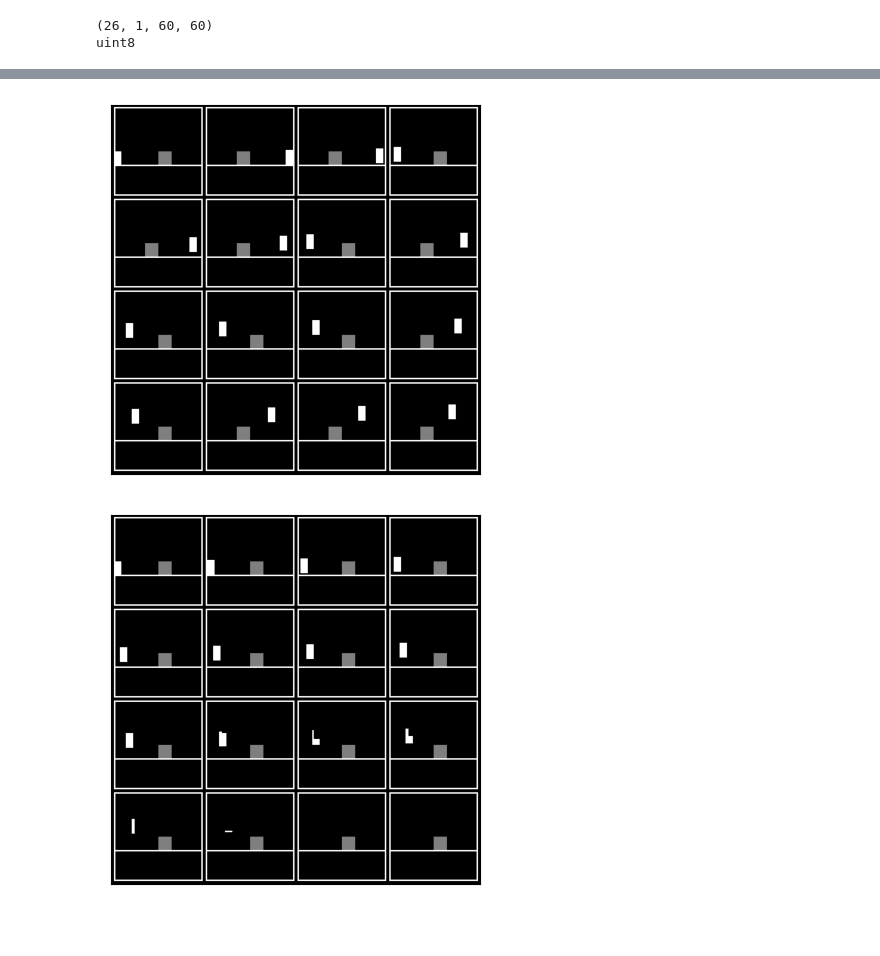
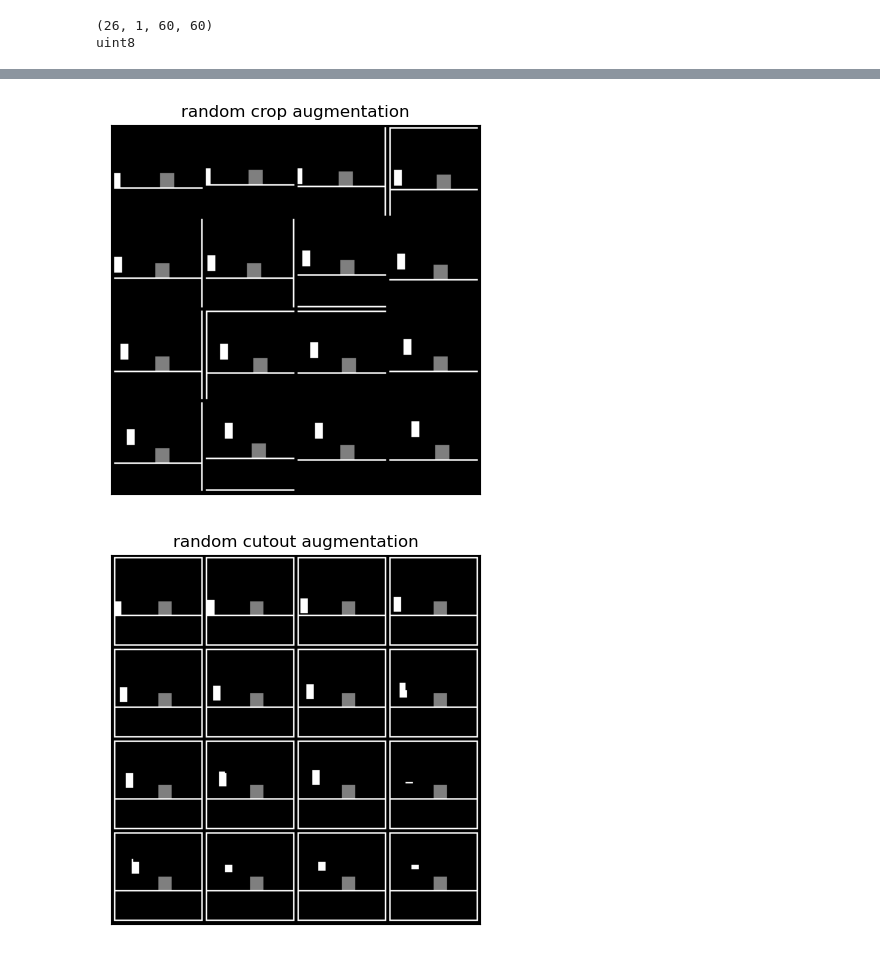
Before and after one commit to manusimidt/jku_practical_work, a Jupyter notebook: visualize_augmentations.ipynb, the cells around one changed output, grey strips where cells are left out. Saved outputs shown, nothing was run; the diff lists cells and outputs as text; code cells hidden in the pictures; blank space fills up the shorter version.

```diff
--- a/visualize_augmentations.ipynb
+++ b/visualize_augmentations.ipynb
@@ -52,11 +50,13 @@ print(frames.dtype)
 (26, 1, 60, 60)
 uint8
 # %%
-def show_imgs(x,max_display=16):
+def show_imgs(x,max_display=16, title:str = ""):
     grid = make_grid(torch.from_numpy(x[:max_display]),4).permute(1,2,0).cpu().numpy()
     plt.xticks([])
     plt.yticks([])
     plt.imshow(grid)
+    if len(title) > 0: plt.title(title)
+    plt.show()
 
-show_imgs(frames)
+show_imgs(frames, title="frames without augmentation")
 # %% [output]
@@ -111,45 +74,11 @@ show_imgs(flipped_x.numpy())
 # %%
-def random_crop(imgs, out):
-    """
-        args:
-        imgs: shape (B,C,H,W)
-        out: output size (e.g. 84)
-    """
-    n, c, h, w = imgs.shape
-    crop_max = h - out + 1
-    w1 = np.random.randint(0, crop_max, n)
-    h1 = np.random.randint(0, crop_max, n)
-    cropped = np.empty((n, c, out, out), dtype=imgs.dtype)
-    for i, (img, w11, h11) in enumerate(zip(imgs, w1, h1)):
-
-        cropped[i] = img[:, h11:h11 + out, w11:w11 + out]
-    return cropped
-
-cropped_x = random_crop(frames,60)
-show_imgs(flipped_x.numpy())
+cropped_x = augmentations.random_crop(frames,56)
+show_imgs(cropped_x, title="random crop augmentation")
 # %% [output]
-[figure, old version]
+[figure, new version]
 # %%
-def random_cutout(imgs, min_cut,max_cut):
-    """
-        args:
-        imgs: shape (B,C,H,W)
-        out: output size (e.g. 84)
-    """
-    n, c, h, w = imgs.shape
-    w1 = np.random.randint(min_cut, max_cut, n)
-    h1 = np.random.randint(min_cut, max_cut, n)
-
-    cutouts = np.empty((n, c, h, w), dtype=imgs.dtype)
-    for i, (img, w11, h11) in enumerate(zip(imgs, w1, h1)):
-        cut_img = img.copy()
-        cut_img[:, h11:h11 + h11, w11:w11 + w11] = 0
-        #print(img[:, h11:h11 + h11, w11:w11 + w11].shape)
-        cutouts[i] = cut_img
-    return cutouts
-
-cut_x = random_cutout(frames,10,15)
-show_imgs(cut_x)
+cut_x = augmentations.random_cutout(frames,10,15)
+show_imgs(cut_x, title="random cutout augmentation")
 # %% [output]
-[figure, old version]
+[figure, new version]
 # %%
```
Also changed, not shown: parts of 5 cells of this notebook, 5 other files.
